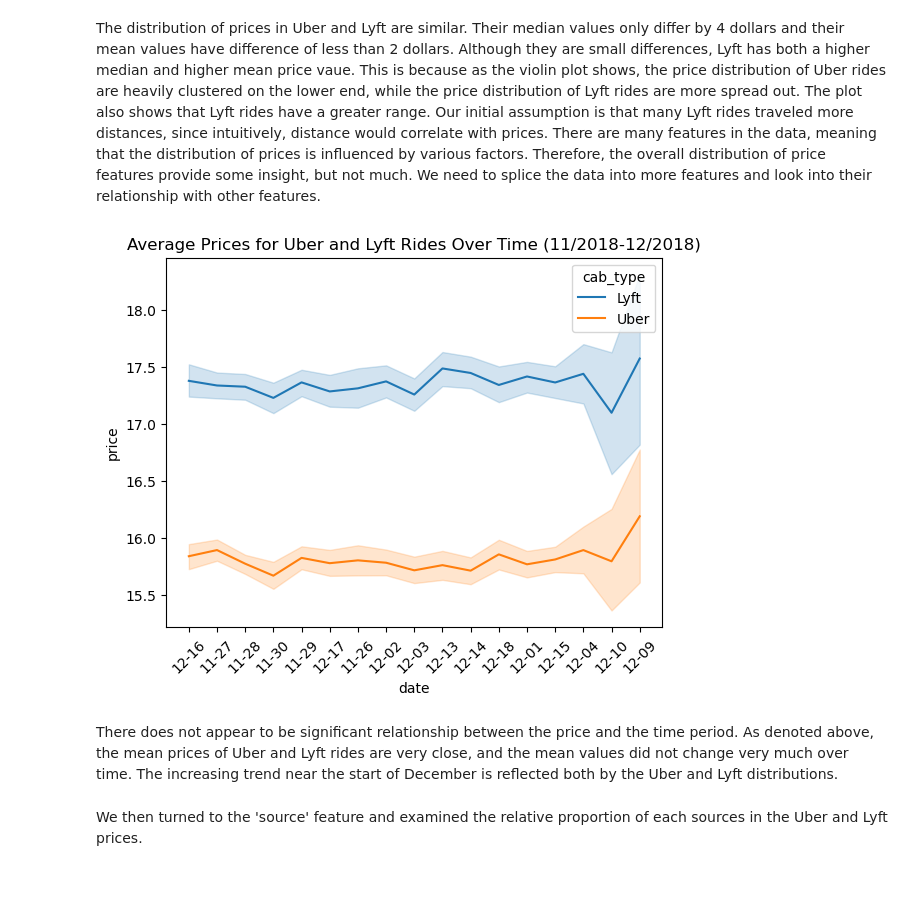
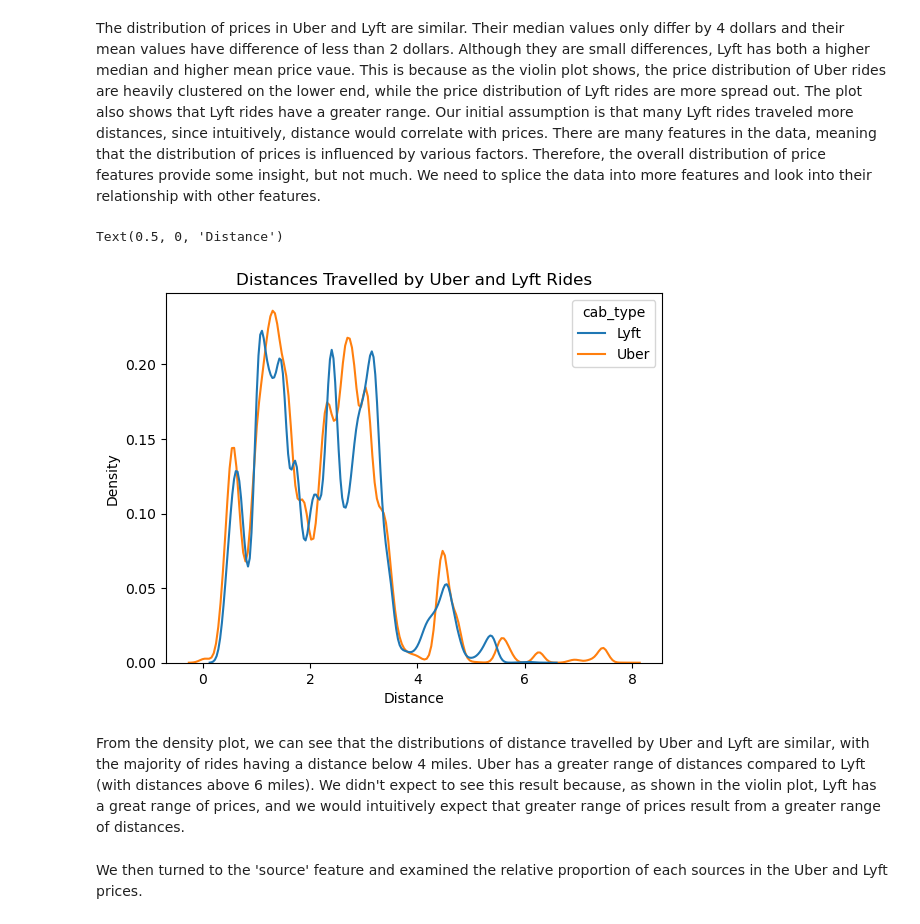
Before and after one commit to jumonlala/217_final_project, a Jupyter notebook: hw6.ipynb, the cells around one changed output. Saved outputs shown, nothing was run; the diff lists cells and outputs as text; code cells hidden in the pictures; blank space fills up the shorter version.

```diff
--- a/hw6.ipynb
+++ b/hw6.ipynb
@@ -285,15 +317,15 @@ lyft_mean - uber_mean
 1.5560529581068039
 # %% [markdown]
 The distribution of prices in Uber and Lyft are similar. Their median values only differ by 4 dollars and their mean values have difference of less than 2 dollars. Although they are small differences, Lyft has both a higher median and higher mean price vaue. This is because as the violin plot shows, the price distribution of Uber rides are heavily clustered on the lower end, while the price distribution of Lyft rides are more spread out. The plot also shows that Lyft rides have a greater range. Our initial assumption is that many Lyft rides traveled more distances, since intuitively, distance would correlate with prices. There are many features in the data, meaning that the distribution of prices is influenced by various factors. Therefore, the overall distribution of price features provide some insight, but not much. We need to splice the data into more features and look into their relationship with other features.
-# %%
-sns.lineplot(x = 'date', y = 'price', hue = 'cab_type', data = clean_data)
-plt.xticks(rotation = 45)
-plt.title("Average Prices for Uber and Lyft Rides Over Time (11/2018-12/2018)")
-plt.show()
-# %% [output]
-[figure, removed]
-# %% [markdown]
-There does not appear to be significant relationship between the price and the time period. As denoted above, the mean prices of Uber and Lyft rides are very close, and the mean values did not change very much over time. The increasing trend near the start of December is reflected both by the Uber and Lyft distributions.
+# %%
+sns.kdeplot(data = clean_data, x = 'distance', hue = 'cab_type')
+plt.title("Distances Travelled by Uber and Lyft Rides")
+plt.xlabel('Distance')
+# %% [output]
+Text(0.5, 0, 'Distance')
+[figure, added]
+# %% [markdown]
+From the density plot, we can see that the distributions of distance travelled by Uber and Lyft are similar, with the majority of rides having a distance below 4 miles. Uber has a greater range of distances compared to Lyft (with distances above 6 miles). We didn't expect to see this result because, as shown in the violin plot, Lyft has a great range of prices, and we would intuitively expect that greater range of prices result from a greater range of distances.
 # %% [markdown]
 We then turned to the 'source' feature and examined the relative proportion of each sources in the Uber and Lyft prices.
 # %%
```
Also changed, not shown: parts of 26 cells of this notebook.
